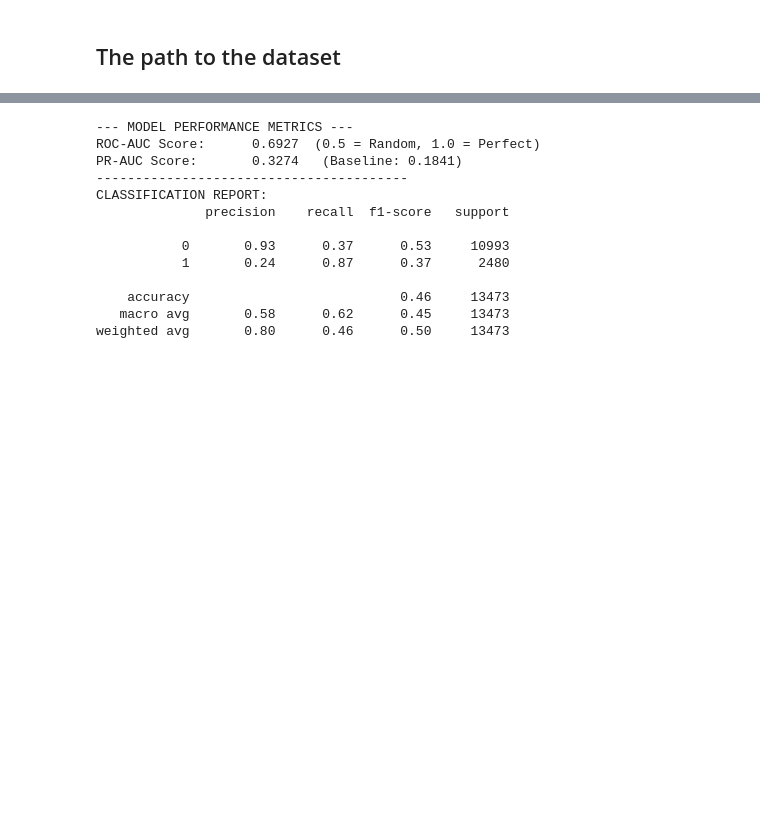
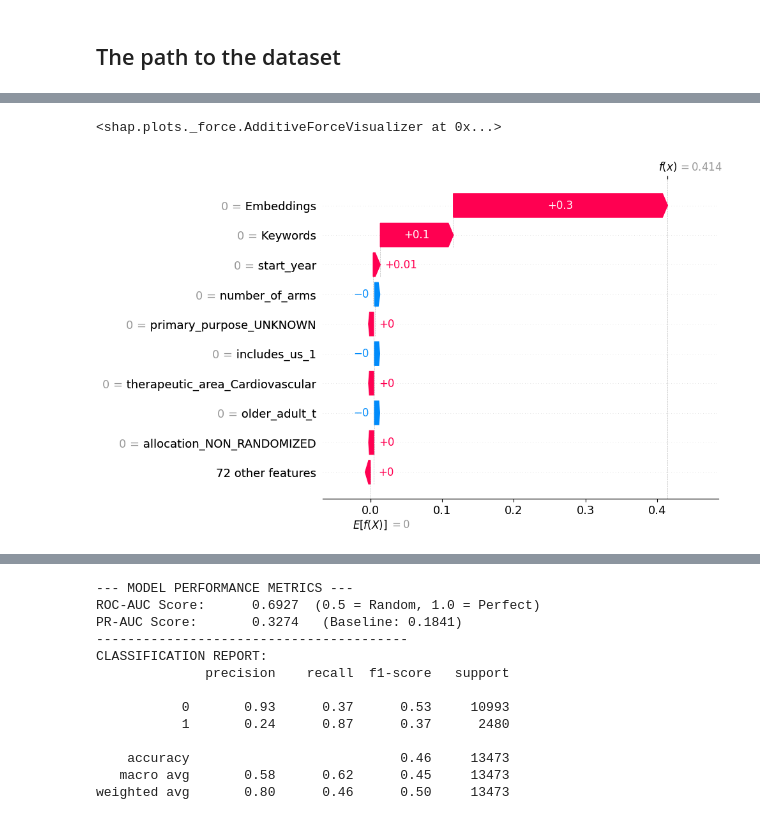
Before and after one commit to delaunan/clintrialpredict, a Jupyter notebook: notebooks/rui/SHAP.ipynb, the cells around one changed output, grey strips where cells are left out. Saved outputs shown, nothing was run; the diff lists cells and outputs as text; code cells hidden in the pictures; blank space fills up the shorter version.

```diff
--- a/notebooks/rui/SHAP.ipynb
+++ b/notebooks/rui/SHAP.ipynb
@@ -250,5 +229,0 @@ Training Complete.
-# %%
-# If using transformed numeric data
-feature_names = X_train.columns  # original DataFrame column names
-
-shap.summary_plot(shap_values, X_test_transformed, feature_names=feature_names)
@@ -257,0 +387,58 @@ IndexError: index 67 is out of bounds for axis 0 with size 33
+# %%
+# --------------------------
+# 12. Force plot for the top 10 features
+# --------------------------
+
+# ---------------------------
+# 1. Compute mean SHAP values
+# ---------------------------
+shap_mean = shap_agg_df.mean(axis=0)  # average per feature
+
+# ---------------------------
+# 2. Select top 10 features by absolute importance
+# ---------------------------
+top_features = shap_mean.abs().sort_values(ascending=False).head(10).index.tolist()
+shap_top_values = shap_mean[top_features].values
+
+# ---------------------------
+# 3. Create SHAP Explanation object
+# ---------------------------
+expl = shap.Explanation(
+    values = shap_top_values,
+    base_values = 0,  # mean model output if you want to scale, adjust here
+    data = np.zeros_like(shap_top_values),
+    feature_names = top_features
+)
+
+# ---------------------------
+# 4. Plot the force plot
+# ---------------------------
+shap.plots.force(expl)
+# %% [output]
+<shap.plots._force.AdditiveForceVisualizer at 0x...>
+# %%
+# --------------------------
+# 13. Waterfall plot for the average patient
+# --------------------------
+
+# ---------------------------
+# 1. Compute mean SHAP values per feature
+# ---------------------------
+shap_mean = shap_agg_df.mean(axis=0)  # average SHAP values for each feature
+
+# ---------------------------
+# 2. Create SHAP Explanation object for the "average patient"
+# ---------------------------
+expl = shap.Explanation(
+    values = shap_mean.values,
+    base_values = 0,  # optional: can set to mean model output if desired
+    data = np.zeros_like(shap_mean.values),
+    feature_names = shap_mean.index.tolist()
+)
+
+# ---------------------------
+# 3. Generate the waterfall plot
+# ---------------------------
+shap.plots.waterfall(expl)
+# %% [output]
+[figure, added]
```
Also changed, not shown: parts of 29 cells of this notebook, 1 other file.
